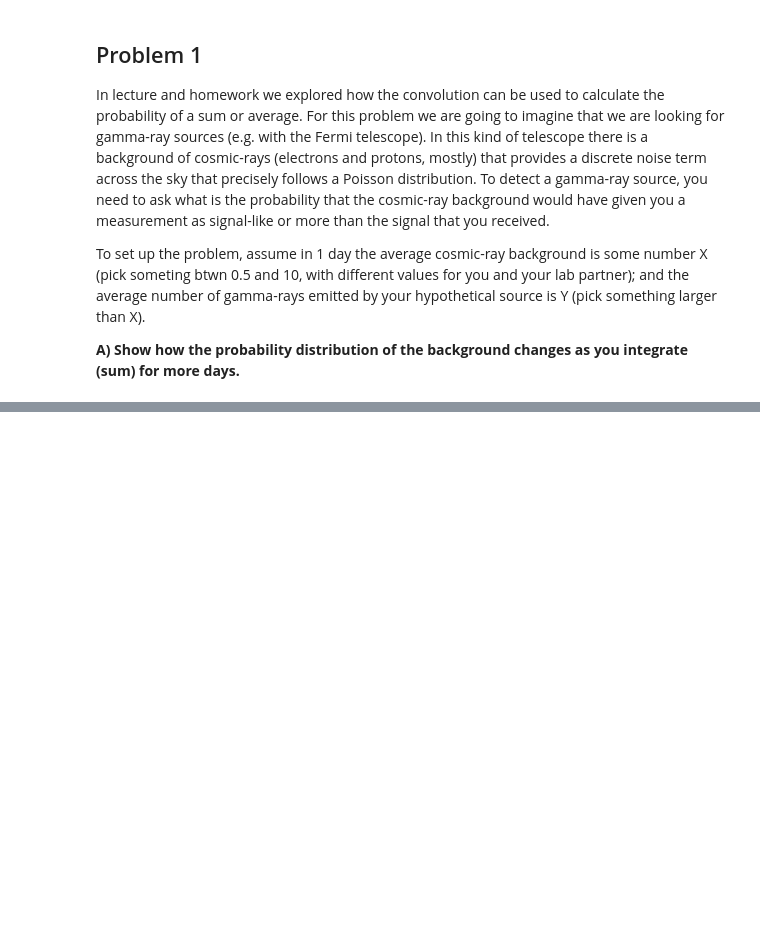
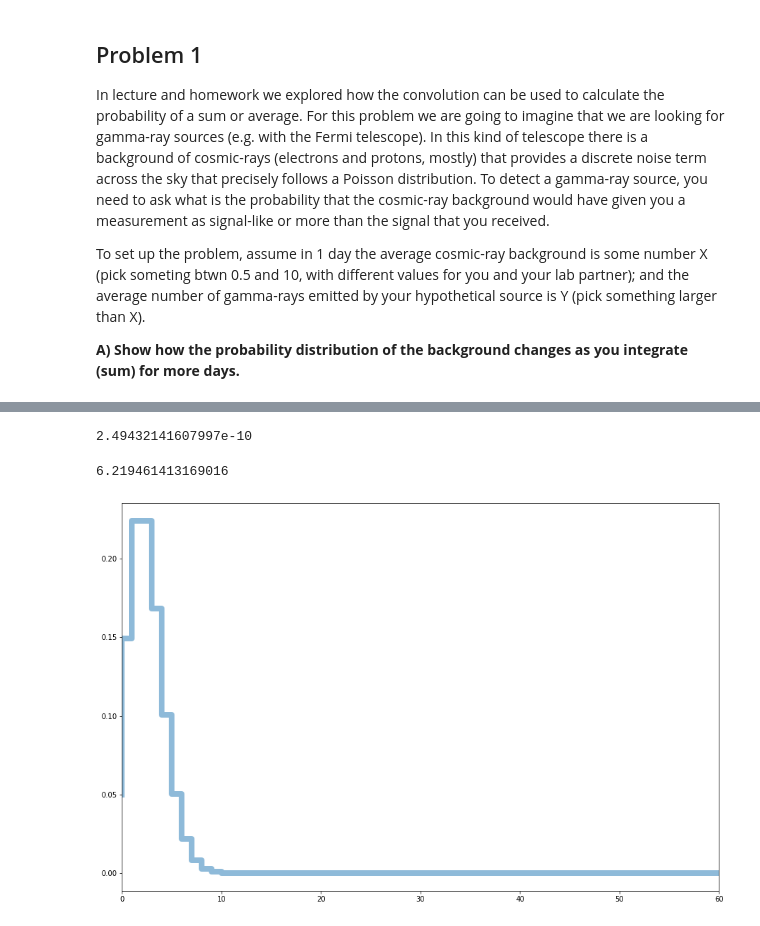
Before and after one commit to nsyochum/Physics-434, a Jupyter notebook: Lab_2/Lab_2.ipynb, the cells around one changed output, grey strips where cells are left out. Drawn from its saved outputs; the diff is of its cells as text; code cells hidden in the pictures; blank space fills up the shorter version.

```diff
--- a/Lab_2/Lab_2.ipynb
+++ b/Lab_2/Lab_2.ipynb
@@ -30,0 +86,18 @@ for days in range(1, maxDays + 1):
+# %%
+plt.rcParams["figure.figsize"] = (15,10)
+fig, ax = plt.subplots(1, 1)
+days = 3
+rays = days*value
+x = np.linspace(0,rays*2,rays*2+1)
+plt.xlim([0,rays])
+
+distribution = stats.poisson.pmf(x, average)
+ax.step(x, distribution, linewidth=8, alpha=0.5)
+
+prob = (1 - sum(distribution[0:value]))*days
+print(prob)
+stats.norm.ppf(1-prob)
+# %% [output]
+2.49432141607997e-10
+6.219461413169016
+[figure, added]
```
Also changed, not shown: parts of 8 cells of this notebook.
